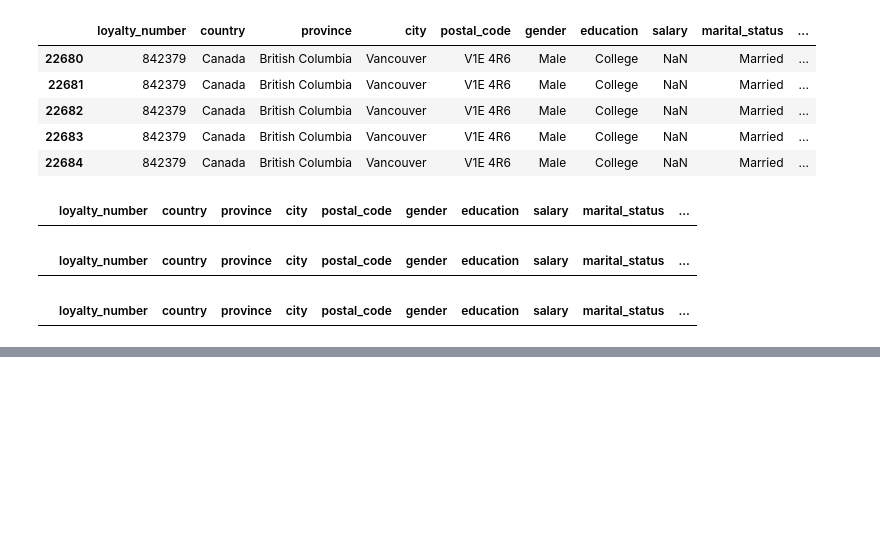
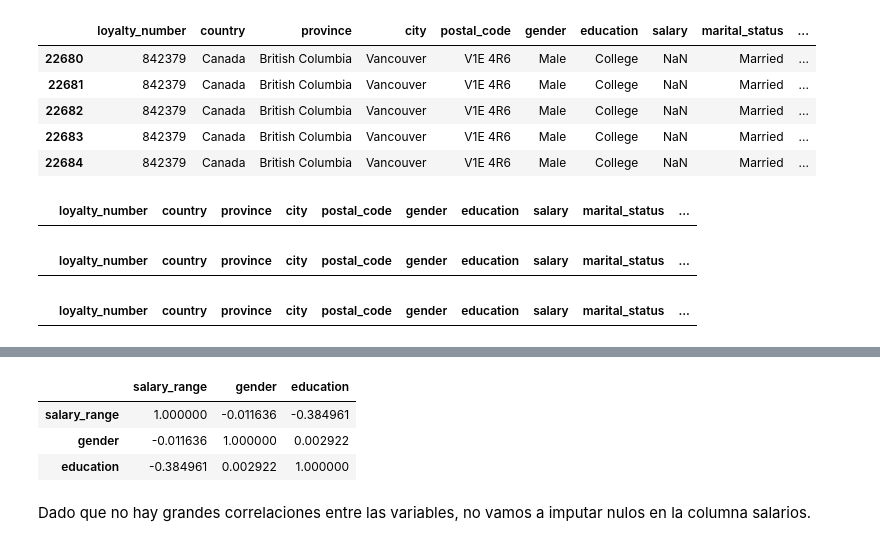
Before and after one commit to Adalab/bda-modulo-3-evaluacion-final-sansisimon, a Jupyter notebook: fase-1.ipynb, the cells around one changed output, grey strips where cells are left out. Cells and saved outputs as stored; diff of their text form; code cells hidden in the pictures; blank space fills up the shorter version.

```diff
--- a/fase-1.ipynb
+++ b/fase-1.ipynb
@@ -576,0 +601,2 @@ Parece que no vamos a poder imputar estos nulos de esta forma.
+# %%
+df_imputacion_salario = df[['salary_range', 'gender', 'education']]
@@ -576,0 +620,3 @@ Parece que no vamos a poder imputar estos nulos de esta forma.
+# %%
+#ahora vamos a usar pd.factorize() que convierte los valores únicos de una serie/col en números enteros únicos.
+df_imputacion_salario = df_imputacion_salario.apply(lambda x: pd.factorize(x)[0])
@@ -576,0 +639,10 @@ Parece que no vamos a poder imputar estos nulos de esta forma.
+# %%
+#utilizamos el metodo spearman porque las columnas son rangos de datos:
+df_imputacion_salario[['salary_range', 'gender', 'education']].corr(method='spearman')
+# %% [output]
+|  | salary_range | gender | education |
+| salary_range | 1.000000 | -0.011636 | -0.384961 |
+| gender | -0.011636 | 1.000000 | 0.002922 |
+| education | -0.384961 | 0.002922 | 1.000000 |
+# %% [markdown]
+Dado que no hay grandes correlaciones entre las variables, no vamos a imputar nulos en la columna salarios.
```
Also changed, not shown: parts of 18 cells of this notebook, 4 other files.
